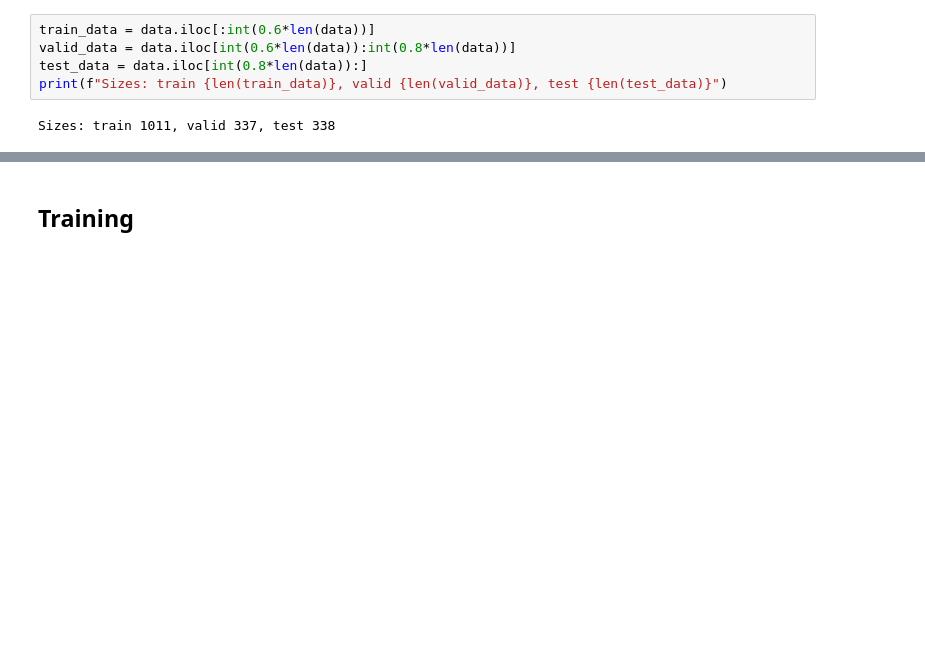
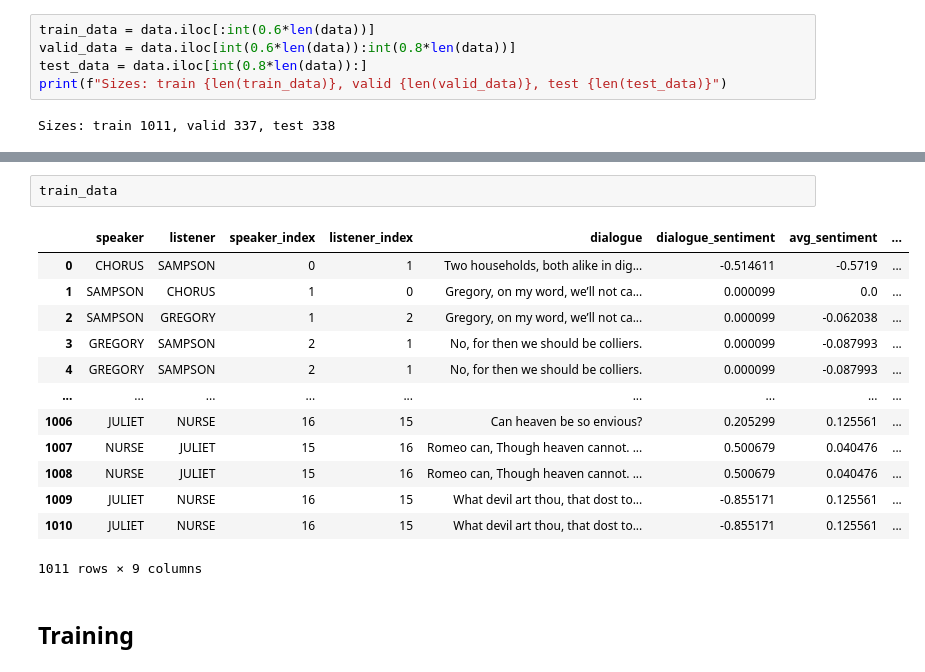
Before and after one commit to somaniarushi/ficembed, a Jupyter notebook: peer_review_submission/rnn_arch.ipynb, the cells around one changed output, grey strips where cells are left out. Drawn from its saved outputs; the diff is of its cells as text; blank space fills up the shorter version.

```diff
--- a/peer_review_submission/rnn_arch.ipynb
+++ b/peer_review_submission/rnn_arch.ipynb
@@ -138,2 +136,18 @@ Sizes: train 1011, valid 337, test 338
+# %%
+train_data
+# %% [output]
+|  | speaker | listener | speaker_index | listener_index | dialogue | dialogue_sentiment | avg_sentiment | ... |
+| 0 | CHORUS | SAMPSON | 0 | 1 | Two households, both alike in dig... | -0.514611 | -0.5719 | ... |
+| 1 | SAMPSON | CHORUS | 1 | 0 | Gregory, on my word, we’ll not ca... | 0.000099 | 0.0 | ... |
+| 2 | SAMPSON | GREGORY | 1 | 2 | Gregory, on my word, we’ll not ca... | 0.000099 | -0.062038 | ... |
+| 3 | GREGORY | SAMPSON | 2 | 1 | No, for then we should be colliers. | 0.000099 | -0.087993 | ... |
+| 4 | GREGORY | SAMPSON | 2 | 1 | No, for then we should be colliers. | 0.000099 | -0.087993 | ... |
+| ... | ... | ... | ... | ... | ... | ... | ... | ... |
+| 1006 | JULIET | NURSE | 16 | 15 | Can heaven be so envious? | 0.205299 | 0.125561 | ... |
+| 1007 | NURSE | JULIET | 15 | 16 | Romeo can, Though heaven cannot. ... | 0.500679 | 0.040476 | ... |
+| 1008 | NURSE | JULIET | 15 | 16 | Romeo can, Though heaven cannot. ... | 0.500679 | 0.040476 | ... |
+| 1009 | JULIET | NURSE | 16 | 15 | What devil art thou, that dost to... | -0.855171 | 0.125561 | ... |
+| 1010 | JULIET | NURSE | 16 | 15 | What devil art thou, that dost to... | -0.855171 | 0.125561 | ... |
+1011 rows × 9 columns
 # %% [markdown]
 ## Training
```
Also changed, not shown: parts of 21 cells of this notebook, 2 other files.
